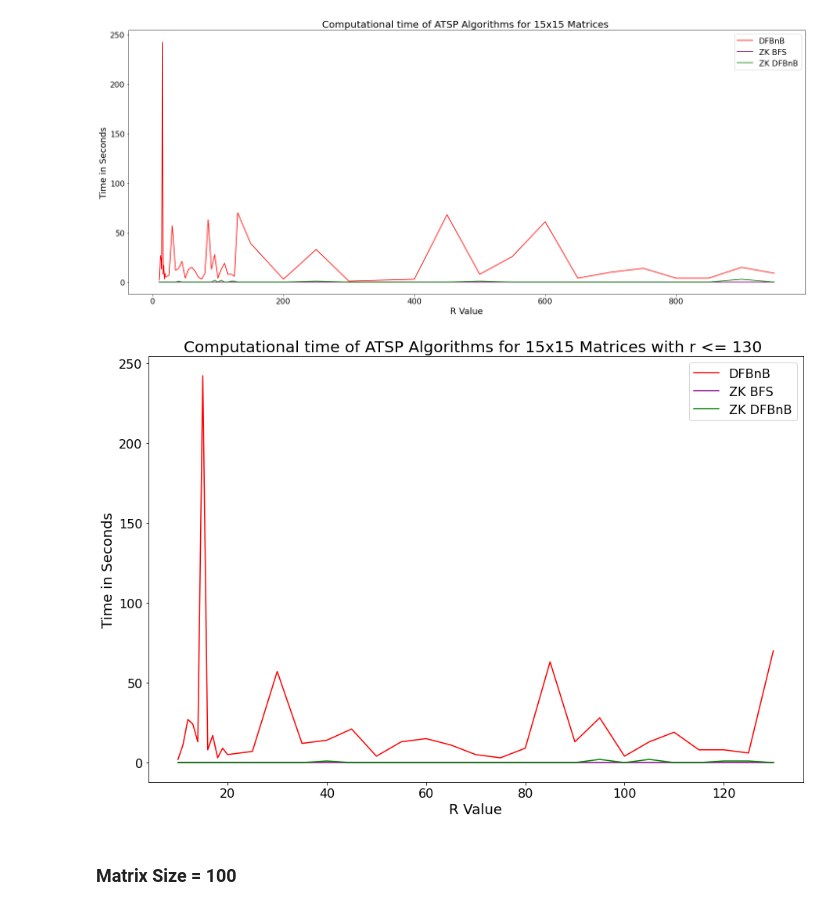
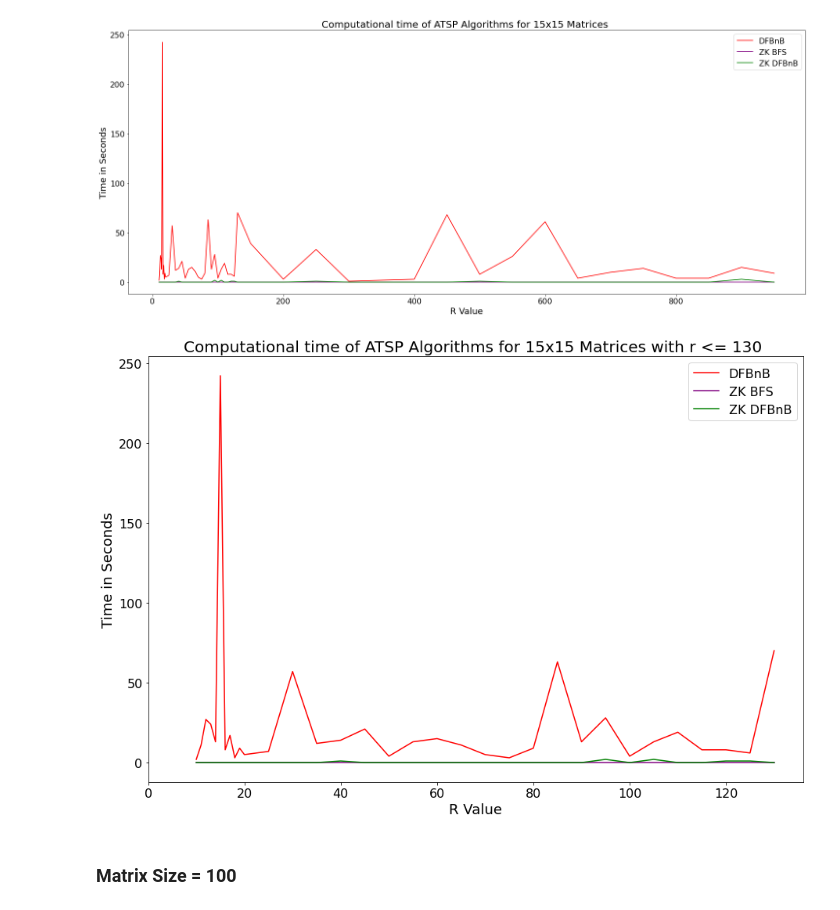
Before and after one commit to VU-Irakliy/ATSPZK, a Jupyter notebook: Results/Time_graphs.ipynb, the cells around one changed output. Drawn from its saved outputs; the diff is of its cells as text; code cells hidden in the pictures.

```diff
--- a/Results/Time_graphs.ipynb
+++ b/Results/Time_graphs.ipynb
@@ -167,34 +168,35 @@ plt.show()
 # time_dfbnb = [i[1] for i in results_dfbnb_1]
 # time_zk_dfbnb = [i[1] for i in results_zk_dfbnb_1]
 # time_zk_bfs = [i[1] for i in results_zk_bfs_1]
 # plt.rcParams['figure.figsize'] = [15, 10]
 # plt.plot(results, time_dfbnb, color = 'red', label = 'DFBnB')
 # plt.plot(results, time_zk_bfs, color = 'purple', label = 'ZK BFS')
 # plt.plot(results, time_zk_dfbnb, color = 'green', label = 'ZK DFBnB')
 # plt.xlabel("R Value", fontsize = 16)
 # plt.ylabel('Time in Seconds', fontsize = 16)
 # plt.legend()
 # plt.show()
 results = [i[0] for i in (results_dfbnb_1 + results_dfbnb_2)]
 time_dfbnb = [i[1] for i in (results_dfbnb_1 + results_dfbnb_2)]
 time_zk_dfbnb = [i[1] for i in (results_zk_dfbnb_1 + results_zk_dfbnb_2)]
 time_zk_bfs = [i[1] for i in (results_zk_bfs_1 + results_zk_bfs_2)]
 plt.rcParams['figure.figsize'] = [15, 10]
 plt.plot(results, time_dfbnb, color = 'red', label = 'DFBnB')
 plt.plot(results, time_zk_bfs, color = 'purple', label = 'ZK BFS')
 plt.plot(results, time_zk_dfbnb, color = 'green', label = 'ZK DFBnB')
+plt.xlim(xmin = 0)
 plt.xlabel("R Value", fontsize = 18)
 plt.ylabel('Time in Seconds', fontsize = 18)
 plt.title("Computational time of ATSP Algorithms for 15x15 Matrices with r <= 130 ", fontsize = 20)
 plt.legend()
 plt.show()
 # results = [i[0] for i in (results_dfbnb_1 + results_dfbnb_2)]
 # time_dfbnb = [i[1] for i in (results_dfbnb_1 + results_dfbnb_2)]
 # time_bfs = [i[1] for i in (results_bfs_1 + results_bfs_2)]
 # time_zk_dfbnb = [i[1] for i in (results_zk_dfbnb_1 + results_zk_dfbnb_2)]
 # time_zk_bfs = [i[1] for i in (results_zk_bfs_1 + results_zk_bfs_2)]
 # %% [output]
-[figure, old version]
+[figure, new version]
 # %%
 # results = [i[0] for i in results_dfbnb_2]
 # time_dfbnb = [i[1] for i in results_dfbnb_2]
```
Also changed, not shown: parts of 1 cell of this notebook.
